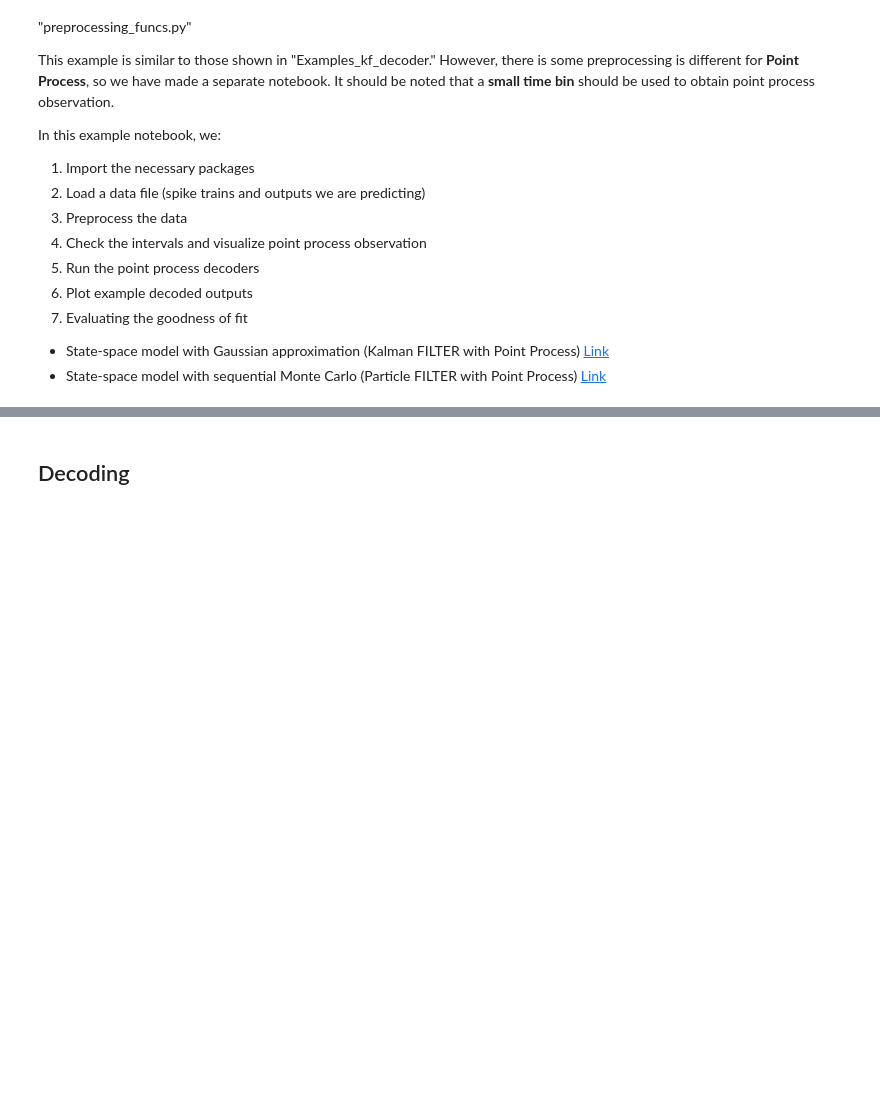
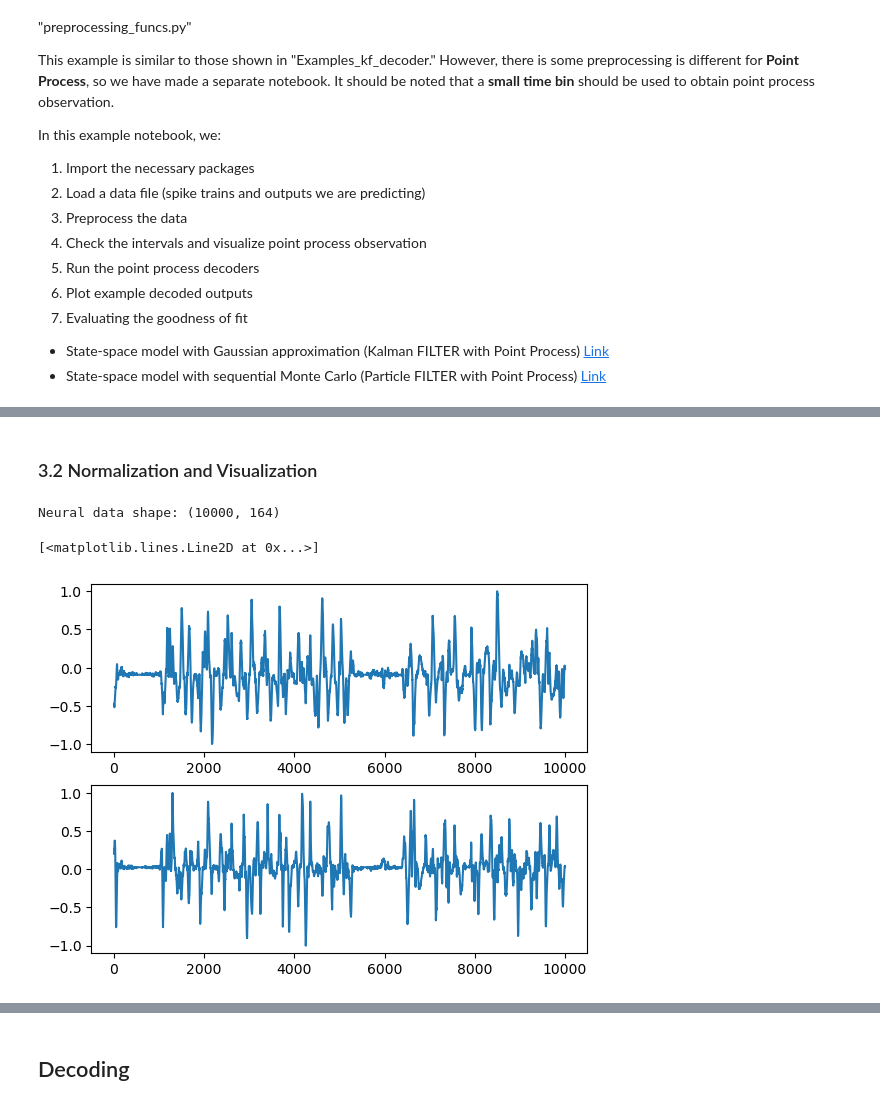
Before and after one commit to mingdong-li/Neural_Decoding, a Jupyter notebook: Example_pp_decoders.ipynb, the cells around one changed output, grey strips where cells are left out. Saved outputs shown, nothing was run; the diff lists cells and outputs as text; code cells hidden in the pictures; blank space fills up the shorter version.

```diff
--- a/Example_pp_decoders.ipynb
+++ b/Example_pp_decoders.ipynb
@@ -86,0 +135,17 @@ vels_binned=bin_output(vels,vel_times,dt,t_start,t_end,downsample_factor)
+# %% [markdown]
+### 3.2 Normalization and Visualization
+# %%
+# Normalized
+from sklearn import preprocessing
+scaler = preprocessing.MinMaxScaler(feature_range=(-1, 1))
+vels_binned_norm = scaler.fit_transform(vels_binned)
+# %%
+print("Neural data shape: ({num_sample}, {num_neuron})".
+      format(num_sample=neural_data.shape[0],num_neuron=neural_data.shape[1]))
+fig, axs = plt.subplots(2, 1)
+axs[0].plot(vels_binned_norm[:,0])
+axs[1].plot(vels_binned_norm[:,1])
+# %% [output]
+Neural data shape: (10000, 164)
+[<matplotlib.lines.Line2D at 0x...>]
+[figure, added]
```
Also changed, not shown: parts of 20 cells of this notebook, 2 other files.
